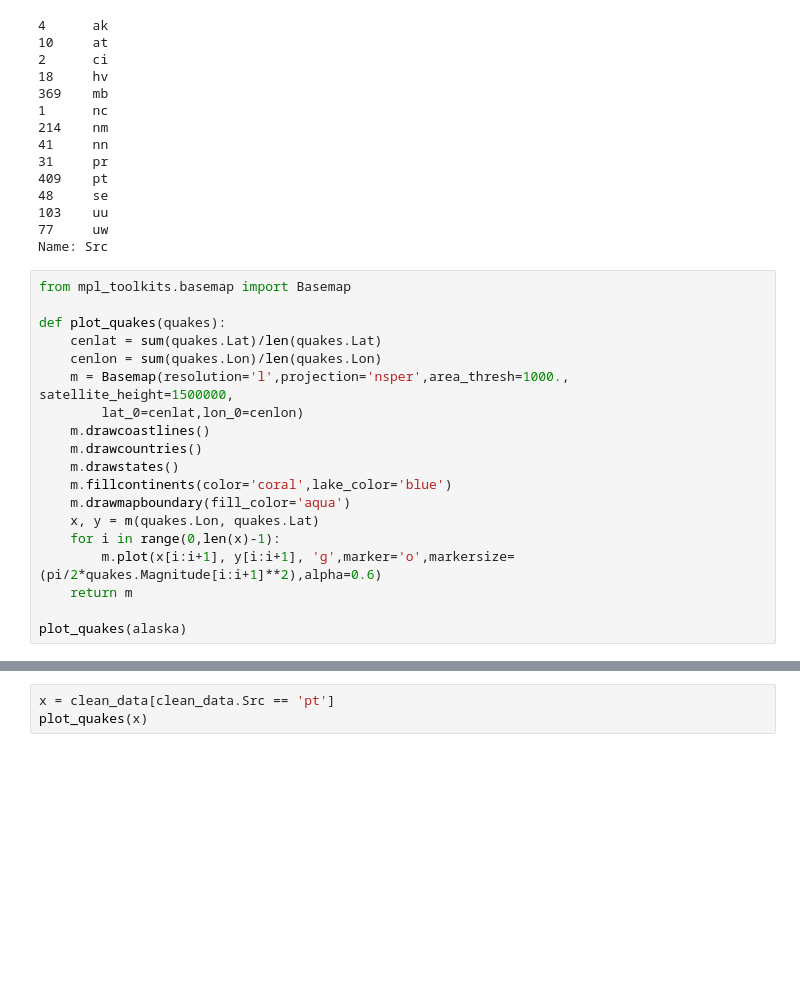
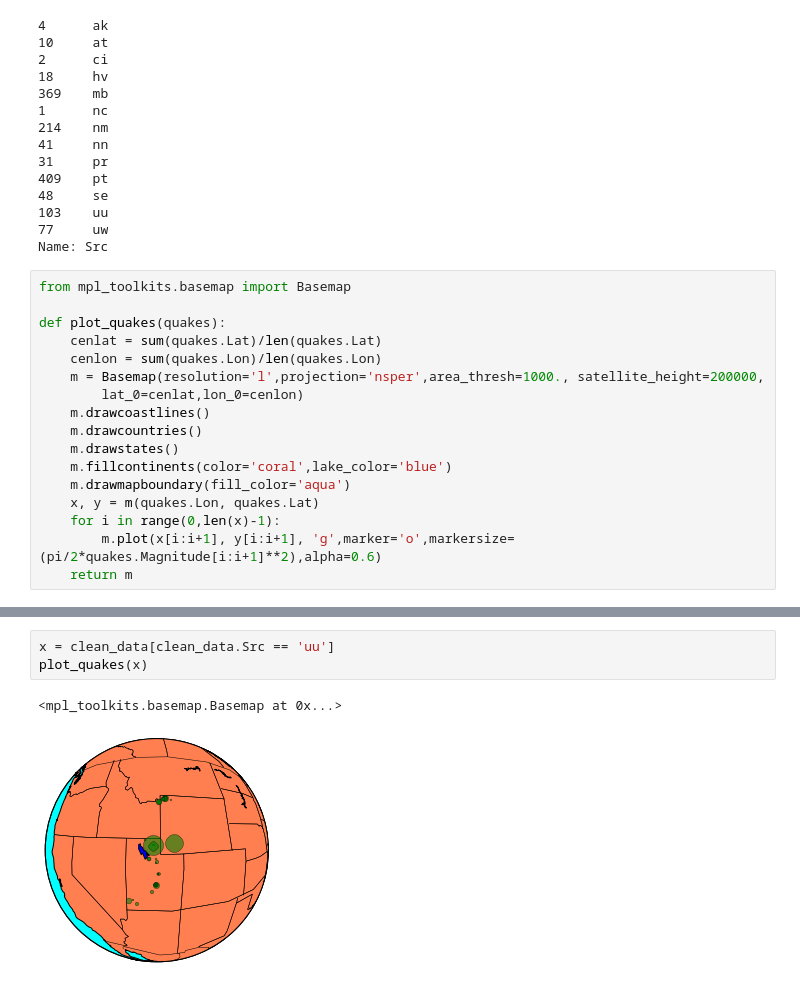
Before and after one commit to reenashah/recent-quakes, a Jupyter notebook: Recent Earthquakes.ipynb, the cells around one changed output, grey strips where cells are left out. Saved outputs shown, nothing was run; the diff lists cells and outputs as text; blank space fills up the shorter version.

Commit message:
Adjusted map resolution in plot_quakes()

```diff
--- a/Recent Earthquakes.ipynb
+++ b/Recent Earthquakes.ipynb
@@ -118,7 +118,7 @@ from mpl_toolkits.basemap import Basemap
 def plot_quakes(quakes):
     cenlat = sum(quakes.Lat)/len(quakes.Lat)
     cenlon = sum(quakes.Lon)/len(quakes.Lon)
-    m = Basemap(resolution='l',projection='nsper',area_thresh=1000., satellite_height=1500000,
+    m = Basemap(resolution='l',projection='nsper',area_thresh=1000., satellite_height=200000,
         lat_0=cenlat,lon_0=cenlon)
     m.drawcoastlines()
     m.drawcountries()
@@ -129,5 +129,3 @@ def plot_quakes(quakes):
     for i in range(0,len(x)-1):
         m.plot(x[i:i+1], y[i:i+1], 'g',marker='o',markersize=(pi/2*quakes.Magnitude[i:i+1]**2),alpha=0.6)
     return m
-
-plot_quakes(alaska)
@@ -136,6 +154,9 @@ unique(clean_data.Src)
 # %%
-x = clean_data[clean_data.Src == 'pt']
+x = clean_data[clean_data.Src == 'uu']
 plot_quakes(x)
+# %% [output]
+<mpl_toolkits.basemap.Basemap at 0x...>
+[figure, added]
 # %%
 # Reverse Geocoding Testing
 from pygeocoder import Geocoder
```
Also changed, not shown: parts of 4 cells of this notebook, 1 other file.
